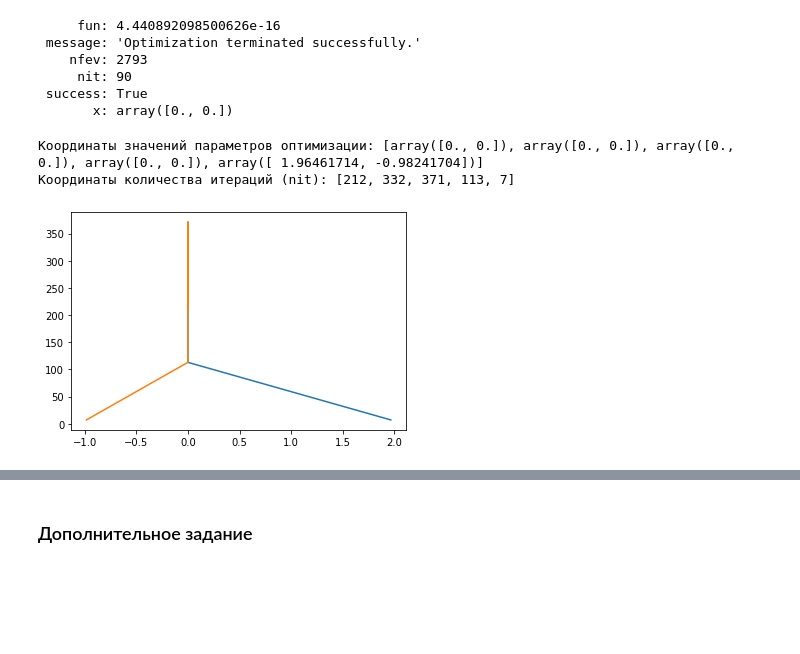
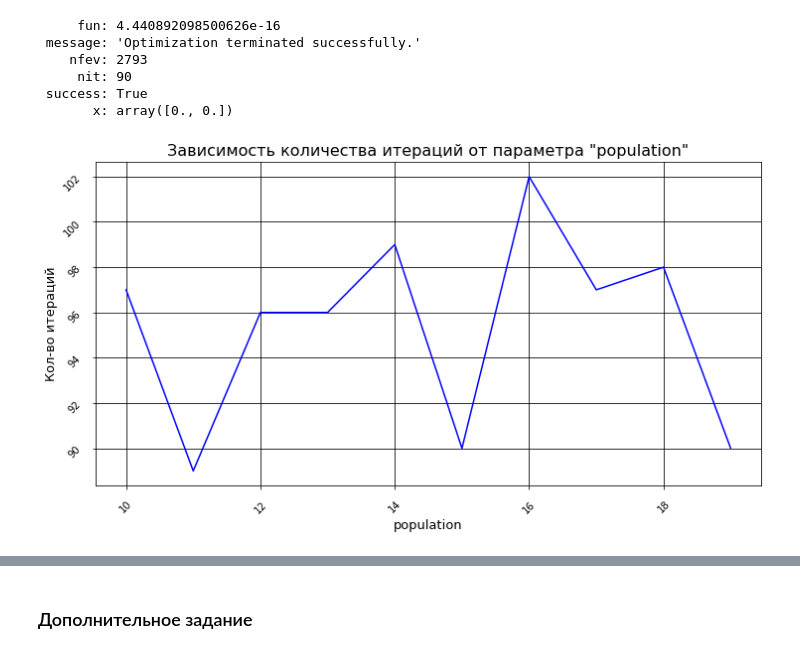
Before and after one commit to Hemultan/Math, a Jupyter notebook: hw7/hw_7.ipynb, the cells around one changed output, grey strips where cells are left out. Drawn from its saved outputs; the diff is of its cells as text; code cells hidden in the pictures; blank space fills up the shorter version.

```diff
--- a/hw7/hw_7.ipynb
+++ b/hw7/hw_7.ipynb
@@ -31,30 +31,26 @@ result
      nit: 90
  success: True
        x: array([0., 0.])
-# %%
-x = []
-y = []
-
-res1 = differential_evolution(ackley, bounds, strategy='best1bin', popsize=10, mutation=(1.9, 0.7), seed=42)
-x.append(res1.x)
-y.append(res1['nit'])
-res2 = differential_evolution(ackley, bounds, strategy='rand1exp', popsize=8, mutation=(1, 1), seed=42)
-x.append(res2.x)
-y.append(res2['nit'])
-res3 = differential_evolution(ackley, bounds, strategy='best2exp', popsize=20, mutation=(0.5, 1.5), seed=42)
-x.append(res3.x)
-y.append(res3['nit'])
-res4 = differential_evolution(ackley, bounds, strategy='randtobest1bin', popsize=13, mutation=(1.5, 0.2), seed=42)
-x.append(res4.x)
-y.append(res4['nit'])
-res5 = differential_evolution(ackley, bounds, strategy='rand2bin', popsize=7, mutation=(0, 0), seed=42)
-x.append(res5.x)
-y.append(res5['nit'])
-print(f'Координаты значений параметров оптимизации: {x} \nКоординаты количества итераций (nit): {y}')
-
-plt.plot(x, y)
-plt.show()
-# %% [output]
-Координаты значений параметров оптимизации: [array([0., 0.]), array([0., 0.]), array([0., 0.]), array([0., 0.]), array([ 1.96461714, -0.98241704])]
-Координаты количества итераций (nit): [212, 332, 371, 113, 7]
-[figure, removed]
+# %%
+res1  =  []
+population  =  []
+
+for ps in range(10, 20):
+    res1.append(differential_evolution(ackley,  bounds,  popsize=ps,  seed=42 )['nit'])
+    population.append(ps)
+
+fig1, ax1 = plt.subplots()
+ax1.plot(population,  res1, color = 'b', linewidth = 1.5)
+
+ax1.grid(which='major', color = 'k')
+ax1.tick_params(axis = 'both', pad = 10, labelsize = 10, labelrotation = 45)
+
+fig1.set_figwidth(12)
+fig1.set_figheight(6)
+
+plt.title('Зависимость количества итераций от параметра "population"', size=16)
+plt.ylabel('Кол-во итераций', size = 13)
+plt.xlabel('population', size = 13)
+plt.show()
+# %% [output]
+[figure, added]
```
Also changed, not shown: parts of 5 cells of this notebook.
